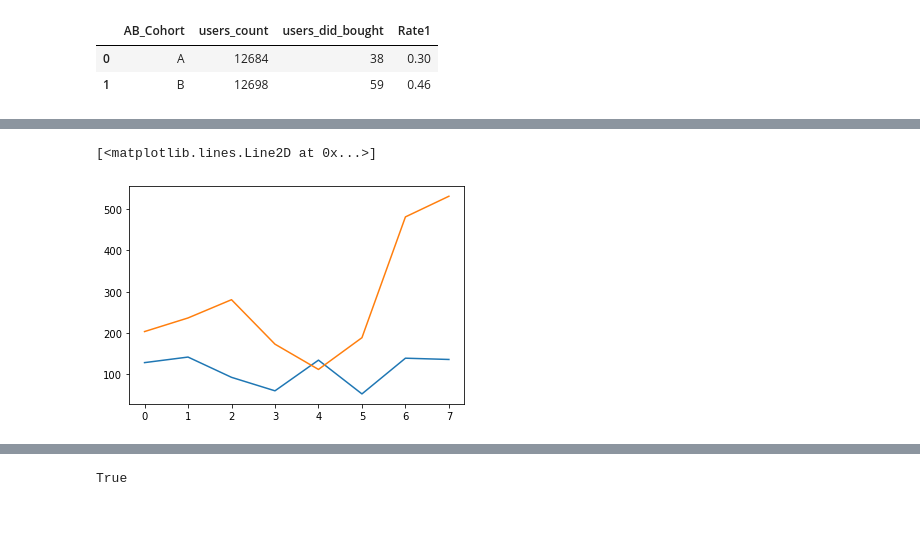
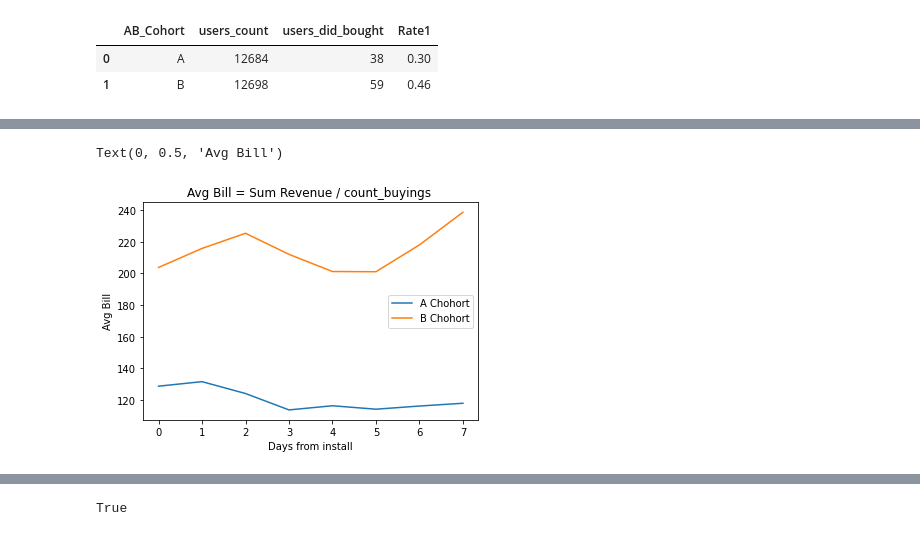
Before and after one commit to migalevich/Data_Analysis, a Jupyter notebook: test_task_game.ipynb, the cells around one changed output, grey strips where cells are left out. Drawn from its saved outputs; the diff is of its cells as text; code cells hidden in the pictures.

```diff
--- a/test_task_game.ipynb
+++ b/test_task_game.ipynb
@@ -168,3 +197,6 @@ retention_B_group["ARPU"] = revenue_B_group.SumRevenue/revenue_B_group.users_cou
+# %%
+retention_A_group["ARPPU"] = round(retention_A_group.SumRevenue/retention_A_group.Users_paying, 2)
+retention_B_group["ARPPU"] = round(retention_B_group.SumRevenue/retention_B_group.Users_paying, 2)
 # %%
 retention_A_group
 # %% [output]
@@ -203,5 +224,2 @@ retention_B_group
-# %%
-retention_A_group["LV"] = retention_A_group.Retention * retention_A_group.ARPU
-retention_B_group["LV"] = retention_B_group.Retention * retention_B_group.ARPU
 # %%
 import matplotlib.pyplot as plt
@@ -282,5 +306,5 @@ retention_A_group
 # %%
-retention_A_group["count_buyings"] = count_buyings_A.CountBuy
+retention_A_group["count_buyings"] = count_buyings_A.CountBuy.cumsum()
 # %%
 retention_A_group["Avg_Bill"] = round(retention_A_group.SumRevenue/retention_A_group.count_buyings,2)
 # %%
@@ -300,7 +324,7 @@ count_buyings_B = df.query('AB_Cohort == "B"')\
                     .groupby('Retention', as_index=False)\
                     .agg({'CountBuy':'sum'})
 # %%
-retention_B_group["count_buyings"] = count_buyings_B.CountBuy
+retention_B_group["count_buyings"] = count_buyings_B.CountBuy.cumsum()
 # %%
 retention_B_group["Avg_Bill"] = round(retention_B_group.SumRevenue/retention_B_group.count_buyings,2)
 # %%
@@ -318,8 +342,12 @@ retention_B_group
 # %%
 import matplotlib.pyplot as plt
-plt.plot(retention_A_group.Retention, retention_A_group.Avg_Bill)
-plt.plot(retention_B_group.Retention, retention_B_group.Avg_Bill)
+plt.plot(retention_A_group.retention_day, retention_A_group.Avg_Bill, label = 'A Chohort')
+plt.plot(retention_B_group.retention_day, retention_B_group.Avg_Bill, label = 'B Chohort')
+plt.legend()
+plt.title('Avg Bill = Sum Revenue / count_buyings ')
+plt.xlabel('Days from install')
+plt.ylabel('Avg Bill')
 # %% [output]
-[<matplotlib.lines.Line2D at 0x...>]
+Text(0, 0.5, 'Avg Bill')
-[figure, old version]
+[figure, new version]
 # %%
```
Also changed, not shown: parts of 51 cells of this notebook.
